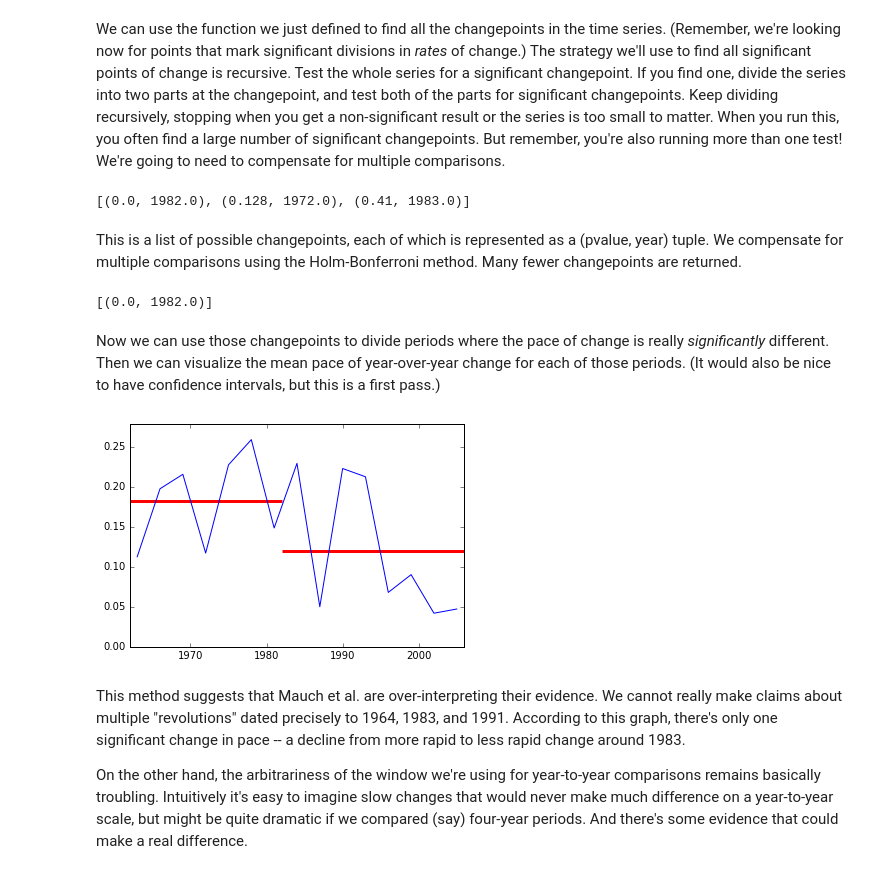
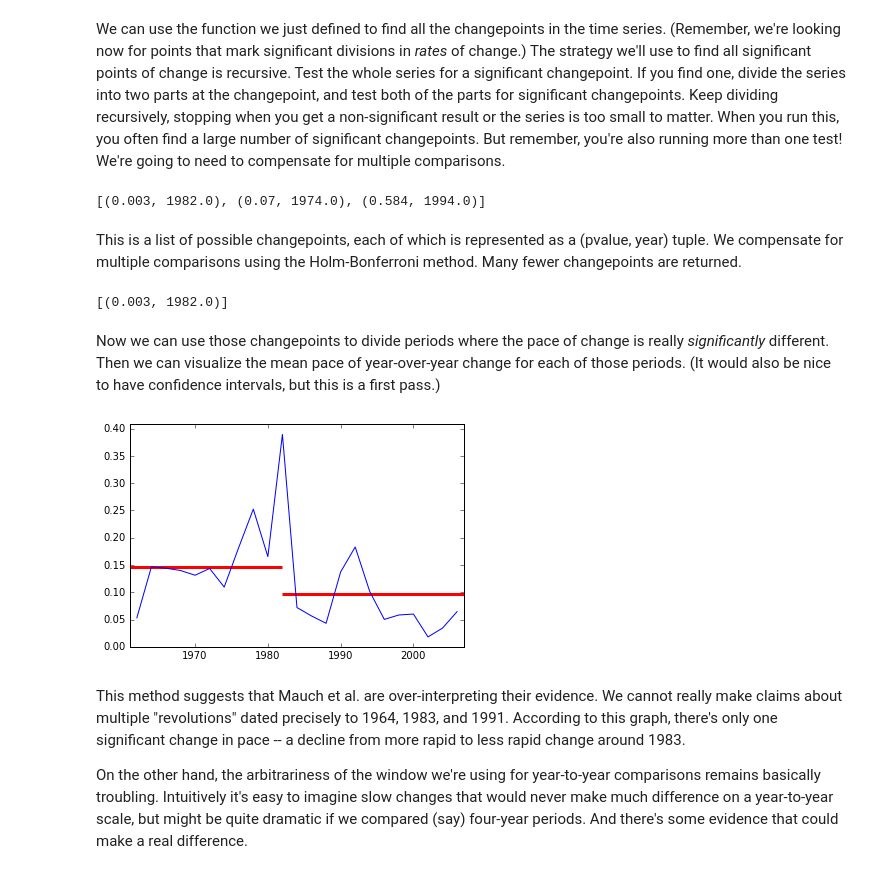
Before and after one commit to tedunderwood/changepoint, a Jupyter notebook: changepoint.ipynb, the cells around one changed output. Drawn from its saved outputs; the diff is of its cells as text; code cells hidden in the pictures.

```diff
--- a/changepoint.ipynb
+++ b/changepoint.ipynb
@@ -280,12 +280,12 @@ def find_changepoints(years, distances, existing_points):
 
     return existing_points
 
-years, distances = get_distance(4, songsample)
+years, distances = get_distance(8, songsample)
 cpoints = find_changepoints(years, distances, [])
 cpoints.sort()
 print(cpoints)
 # %% [output]
-[(0.0, 1982.0), (0.128, 1972.0), (0.41, 1983.0)]
+[(0.003, 1982.0), (0.07, 1974.0), (0.584, 1994.0)]
 # %% [markdown]
 This is a list of possible changepoints, each of which is represented as a (pvalue, year) tuple. We compensate for multiple comparisons using the Holm-Bonferroni method. Many fewer changepoints are returned.
 # %%
@@ -312,36 +312,36 @@ def holm_bonferroni(testlist):
 changepoints = holm_bonferroni(cpoints)
 print(changepoints)
 # %% [output]
-[(0.0, 1982.0)]
+[(0.003, 1982.0)]
 # %% [markdown]
 Now we can use those changepoints to divide periods where the pace of change is really *significantly* different. Then we can visualize the mean pace of year-over-year change for each of those periods. (It would also be nice to have confidence intervals, but this is a first pass.)
 # %%
 def plot_changepoints(songsample, changepoints, years, distances):
     ax = plt.axes()
     ax.set_ylim(0, max(distances) + 0.02)
     ax.set_xlim(min(years) - 1, max(years) + 1)
     plt.plot(years, distances)
     changepoints.sort(key = lambda x: x[1])
     changepoints.append((0, 2009))
     startpoint = 1960
     changeidx = 0
     for year in range(1960, 2010):
         if year >= changepoints[changeidx][1]:
             changeidx += 1
             endpoint = year
             thisrange = []
             for year, dist in zip(years, distances):
                 if year >= startpoint and year < endpoint:
                     thisrange.append(dist)
             thismean = sum(thisrange) / len(thisrange)
             plt.hlines(thismean, startpoint, endpoint, 'r', linewidth = 3)
             startpoint = endpoint
     plt.show()
 
-years, distances = get_distance(12,songsample)
+years, distances = get_distance(8,songsample)
 plot_changepoints(songsample, changepoints, years, distances)
 # %% [output]
-[figure, old version]
+[figure, new version]
 # %% [markdown]
 This method suggests that Mauch et al. are over-interpreting their evidence. We cannot really make claims about multiple "revolutions" dated precisely to 1964, 1983, and 1991. According to this graph, there's only one significant change in pace -- a decline from more rapid to less rapid change around 1983.
 
```
Also changed, not shown: parts of 1 cell of this notebook.
